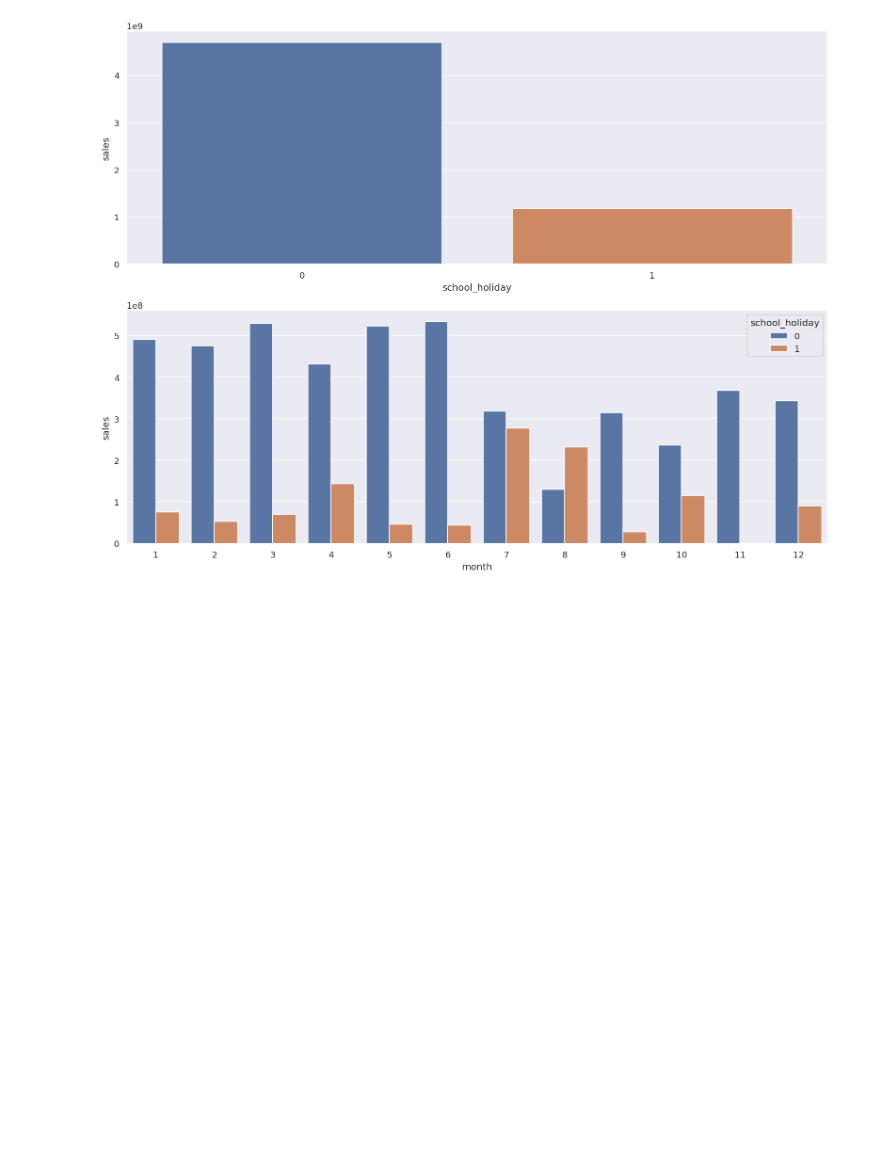
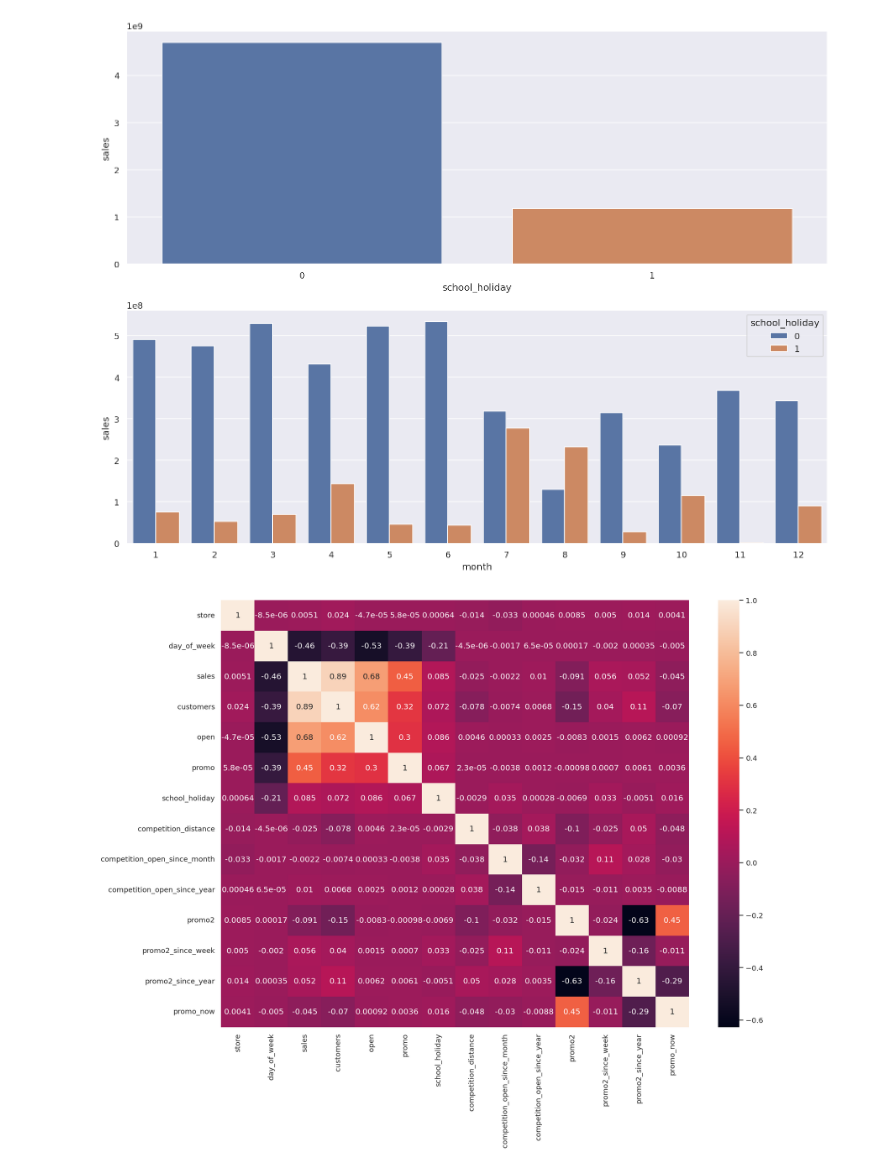
Before and after one commit to gkunzler/DS-in-Prod, a Jupyter notebook: store_sales_prediction_rossman_1205.ipynb, the cells around one changed output. Drawn from its saved outputs; the diff is of its cells as text; code cells hidden in the pictures; blank space fills up the shorter version.

```diff
--- a/store_sales_prediction_rossman_1205.ipynb
+++ b/store_sales_prediction_rossman_1205.ipynb
@@ -600,0 +585,6 @@ sns.barplot(x = 'month', y = 'sales', hue = 'school_holiday', data = aux2)
+# %%
+#numerical attributes
+correlation = num_attributes.corr(method='pearson')
+sns.heatmap(correlation, annot=True);
+# %% [output]
+[figure, added]
```
Also changed, not shown: parts of 45 cells of this notebook.
